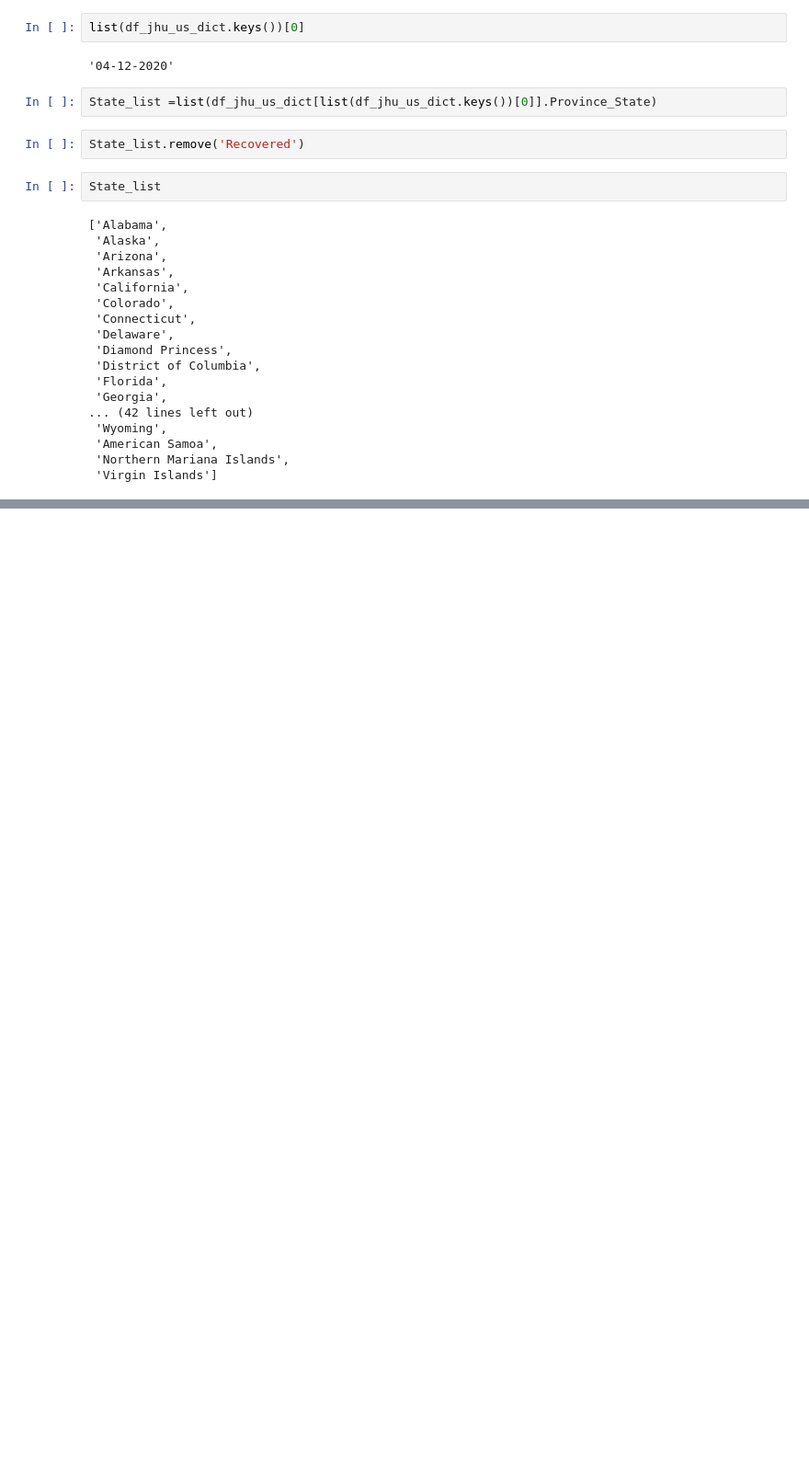
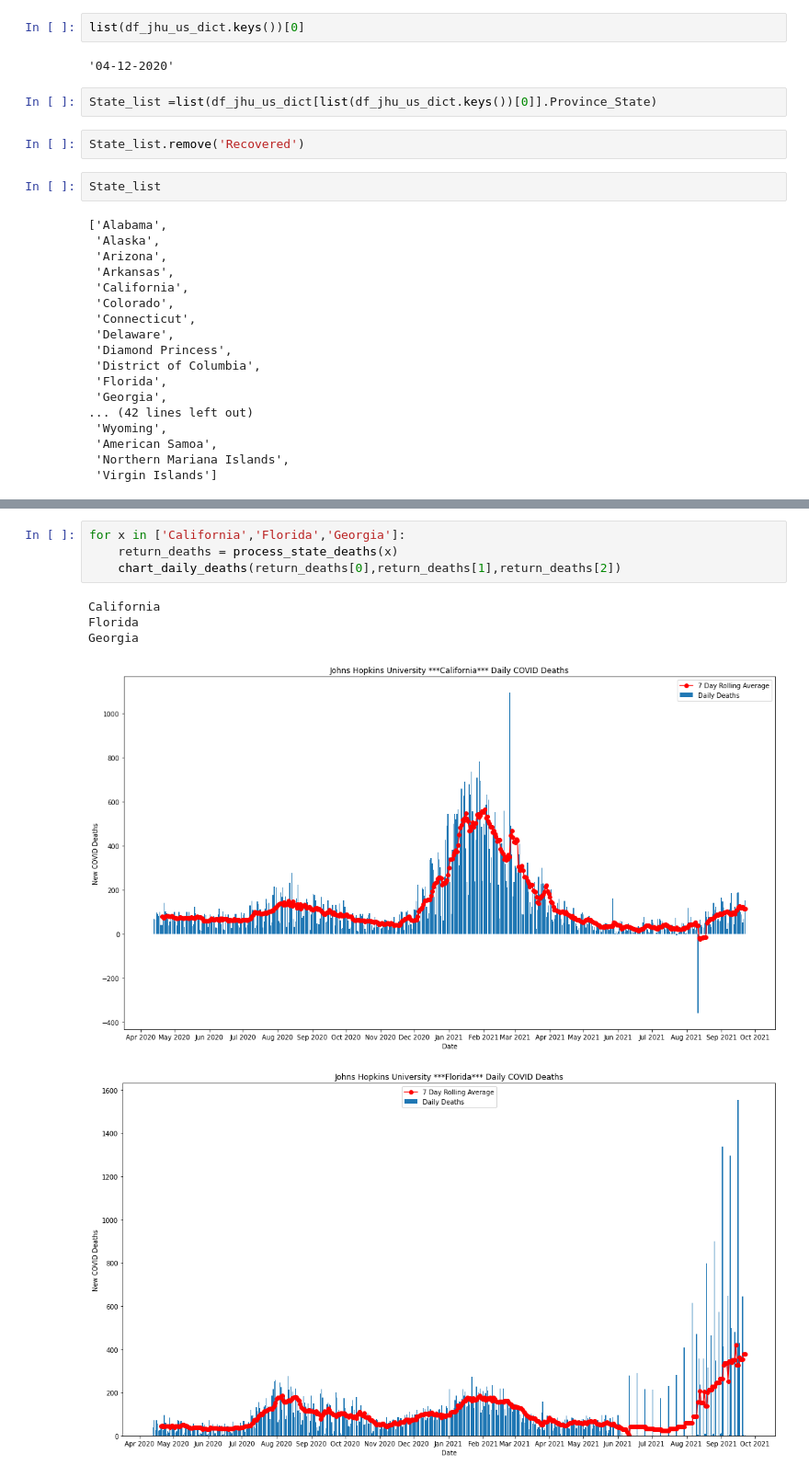
Before and after one commit to ldhagen/JHU_Covid_Notebooks, a Jupyter notebook: JHU_Each_State_New_Deaths.ipynb, the cells around one changed output, grey strips where cells are left out. Shown at 92% size. Saved outputs shown, nothing was run; the diff lists cells and outputs as text; blank space fills up the shorter version.

```diff
--- a/JHU_Each_State_New_Deaths.ipynb
+++ b/JHU_Each_State_New_Deaths.ipynb
@@ -156 +137,11 @@ Virgin Islands
 ... (48 outputs left out)
+# %%
+for x in ['California','Florida','Georgia']:
+    return_deaths = process_state_deaths(x)
+    chart_daily_deaths(return_deaths[0],return_deaths[1],return_deaths[2])
+# %% [output]
+California
+Florida
+Georgia
+[figure, added]
+[figure, added]
```
Also changed, not shown: parts of 8 cells of this notebook, 1 other file.
